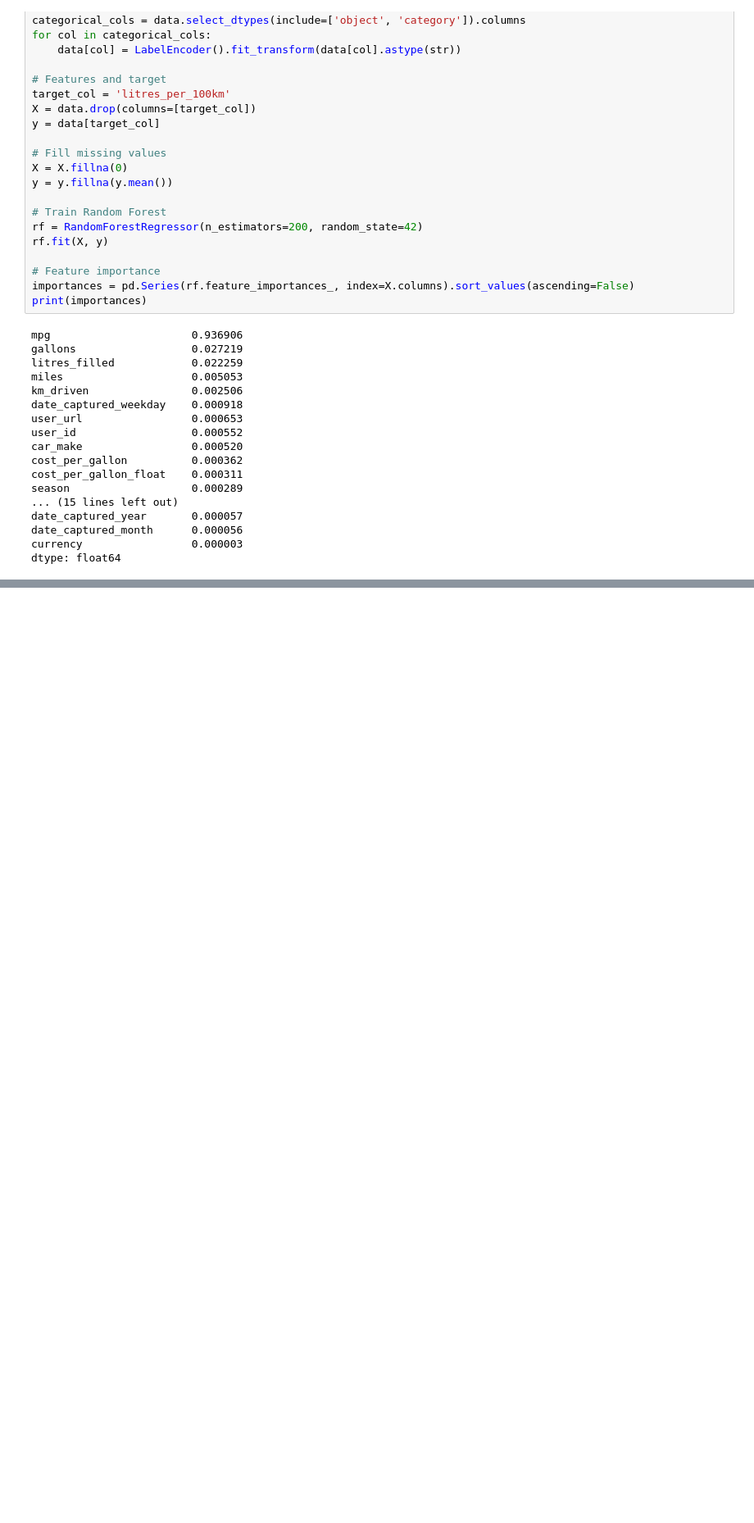
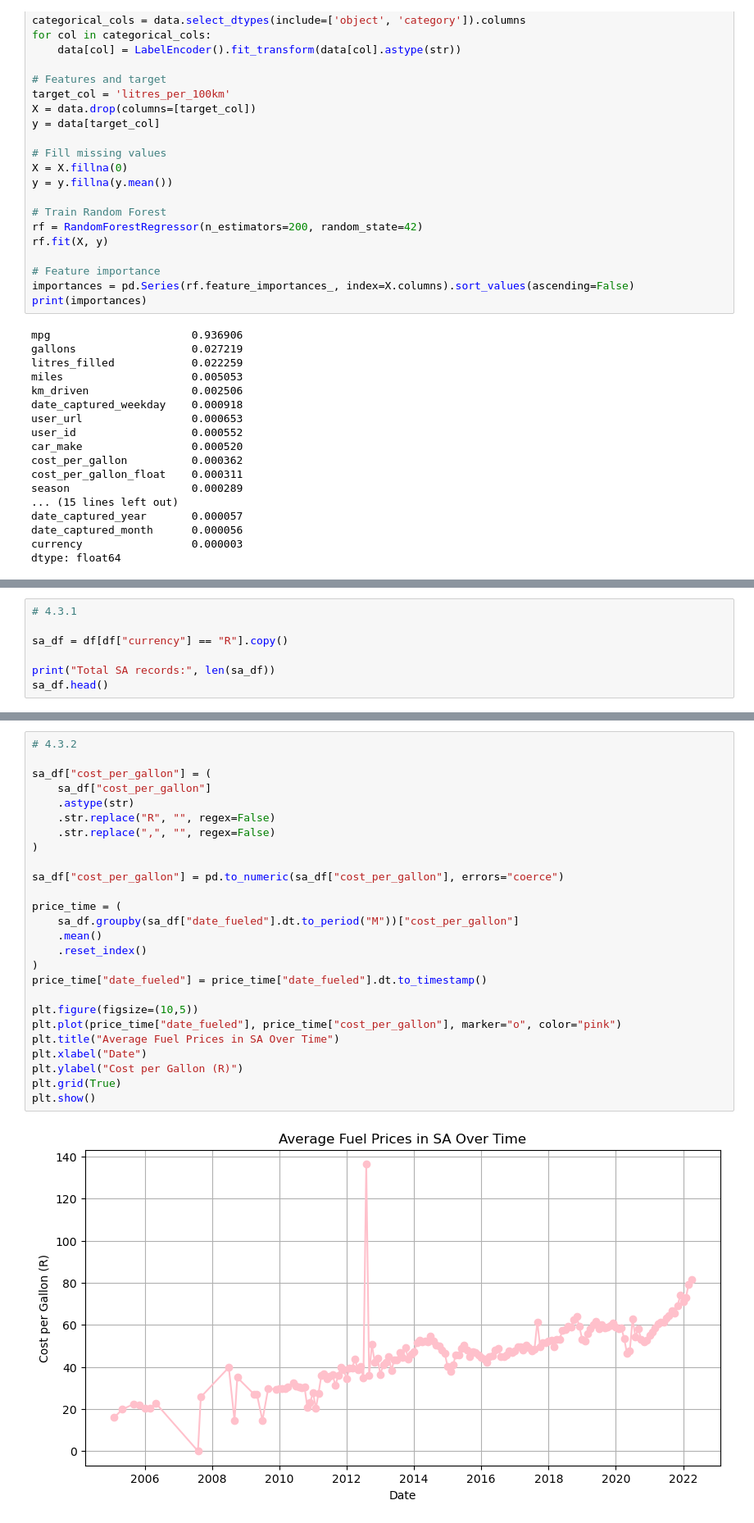
Before and after one commit to IDVE-PROJECT-01/Assignment-1, a Jupyter notebook: notebook.ipynb, the cells around one changed output, grey strips where cells are left out. Shown at 82% size. Cells and saved outputs as stored; diff of their text form; blank space fills up the shorter version.

```diff
--- a/notebook.ipynb
+++ b/notebook.ipynb
@@ -771,0 +774,7 @@ dtype: float64
+# %%
+# 4.3.1
+
+sa_df = df[df["currency"] == "R"].copy()
+
+print("Total SA records:", len(sa_df))
+sa_df.head()
@@ -771,0 +790,28 @@ dtype: float64
+# %%
+# 4.3.2
+
+sa_df["cost_per_gallon"] = (
+    sa_df["cost_per_gallon"]
+    .astype(str)
+    .str.replace("R", "", regex=False)
+    .str.replace(",", "", regex=False)
+)
+
+sa_df["cost_per_gallon"] = pd.to_numeric(sa_df["cost_per_gallon"], errors="coerce")
+
+price_time = (
+    sa_df.groupby(sa_df["date_fueled"].dt.to_period("M"))["cost_per_gallon"]
+    .mean()
+    .reset_index()
+)
+price_time["date_fueled"] = price_time["date_fueled"].dt.to_timestamp()
+
+plt.figure(figsize=(10,5))
+plt.plot(price_time["date_fueled"], price_time["cost_per_gallon"], marker="o", color="pink")
+plt.title("Average Fuel Prices in SA Over Time")
+plt.xlabel("Date")
+plt.ylabel("Cost per Gallon (R)")
+plt.grid(True)
+plt.show()
+# %% [output]
+[figure, added]
```
Also changed, not shown: parts of 8 cells of this notebook.
